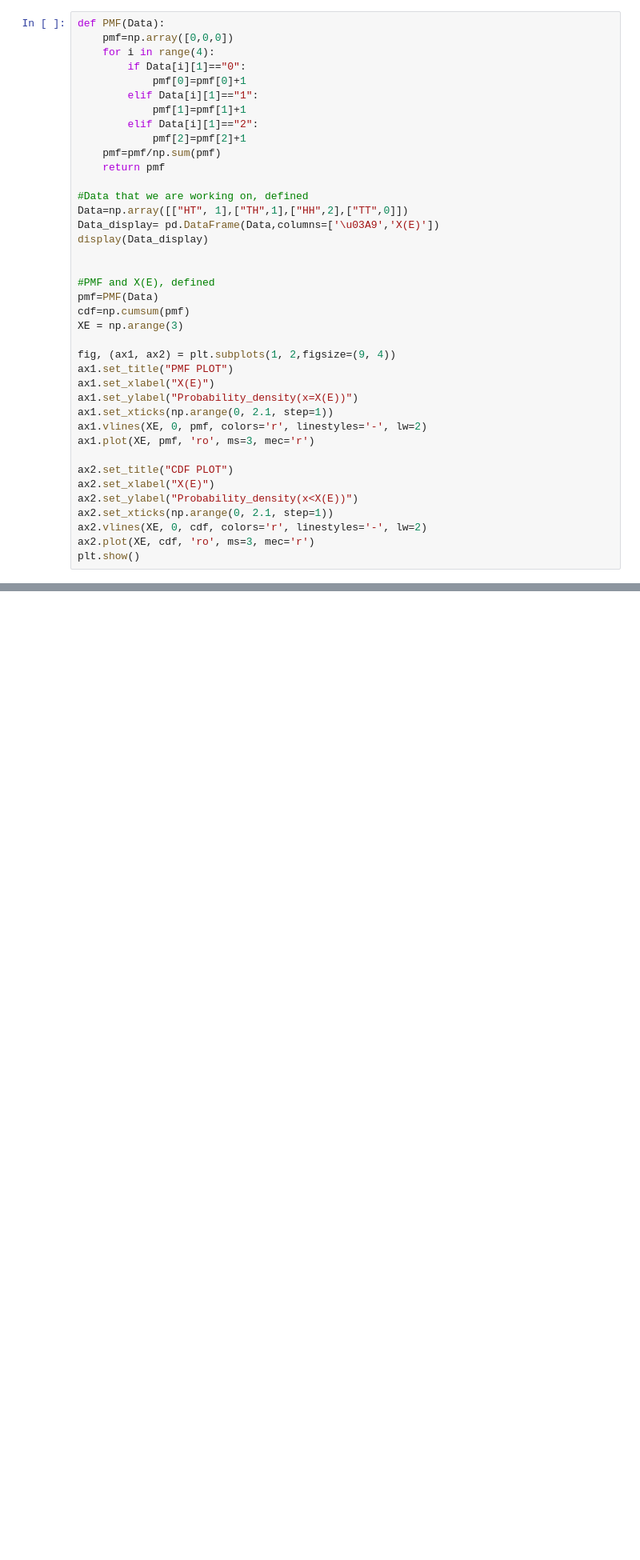
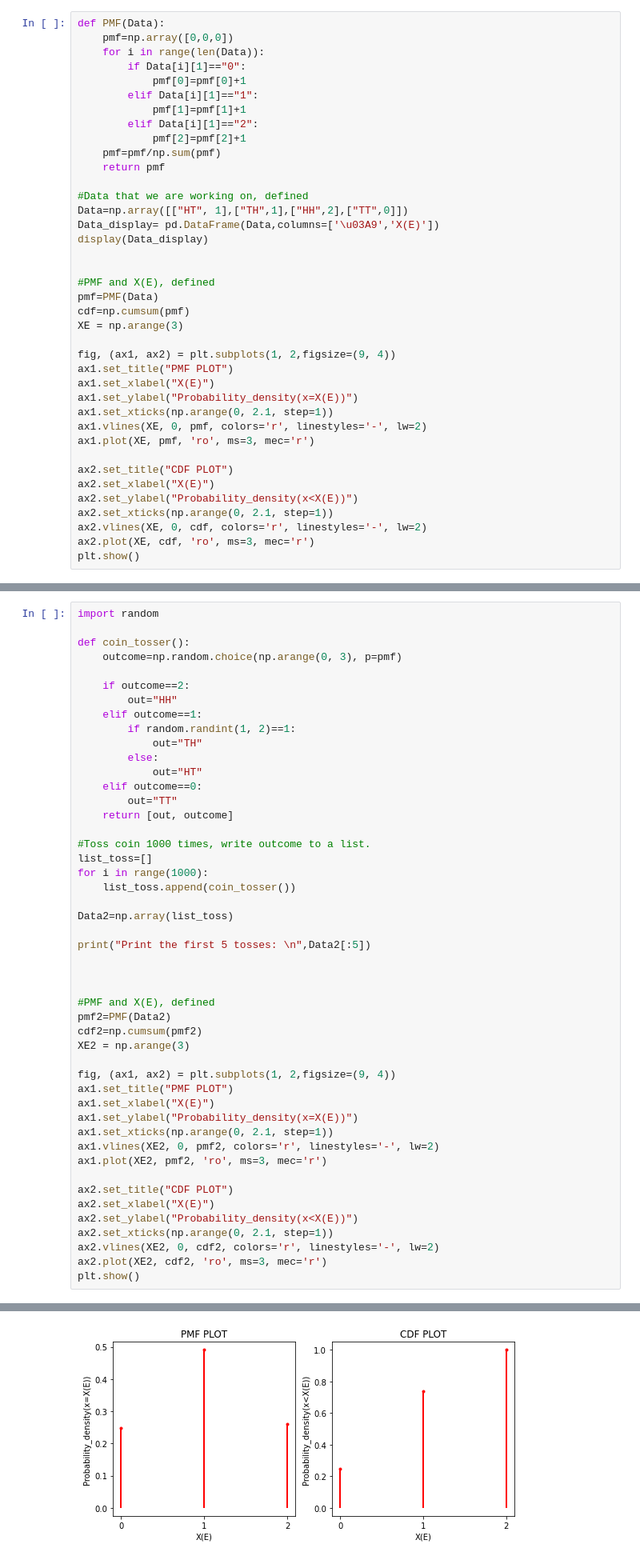
Before and after one commit to kmiec96/Modern-data-science, a Jupyter notebook: ML_2021_set2.ipynb, the cells around one changed output, grey strips where cells are left out. Shown at 80% size. Drawn from its saved outputs; the diff is of its cells as text; blank space fills up the shorter version.

```diff
--- a/ML_2021_set2.ipynb
+++ b/ML_2021_set2.ipynb
@@ -22,7 +22,7 @@ We define as a random variable which expresses number of heads X(E) = 1 if E = {
 # %%
 def PMF(Data):
     pmf=np.array([0,0,0])
-    for i in range(4):
+    for i in range(len(Data)):
         if Data[i][1]=="0":
             pmf[0]=pmf[0]+1
         elif Data[i][1]=="1":
@@ -103,3 +103,52 @@ plt.show()
 Write a program that simulates the tossing of two coins and estimate the CDF and PMF functions for the first problem above *
 
 Again I believe there should be CMF instead of CDF!
+# %%
+import random
+
+def coin_tosser():
+    outcome=np.random.choice(np.arange(0, 3), p=pmf)
+
+    if outcome==2:
+        out="HH"
+    elif outcome==1:
+        if random.randint(1, 2)==1:
+            out="TH"
+        else:
+            out="HT"
+    elif outcome==0:
+        out="TT"
+    return [out, outcome]
+
+#Toss coin 1000 times, write outcome to a list.
+list_toss=[]
+for i in range(1000):
+    list_toss.append(coin_tosser())
+
+Data2=np.array(list_toss)
+
+print("Print the first 5 tosses: \n",Data2[:5])
+
+
+
+#PMF and X(E), defined
+pmf2=PMF(Data2)
+cdf2=np.cumsum(pmf2)
+XE2 = np.arange(3)
+
+fig, (ax1, ax2) = plt.subplots(1, 2,figsize=(9, 4))
+ax1.set_title("PMF PLOT")
+ax1.set_xlabel("X(E)")
+ax1.set_ylabel("Probability_density(x=X(E))")
+ax1.set_xticks(np.arange(0, 2.1, step=1))
+ax1.vlines(XE2, 0, pmf2, colors='r', linestyles='-', lw=2)
+ax1.plot(XE2, pmf2, 'ro', ms=3, mec='r')
+
+ax2.set_title("CDF PLOT")
+ax2.set_xlabel("X(E)")
+ax2.set_ylabel("Probability_density(x<X(E))")
+ax2.set_xticks(np.arange(0, 2.1, step=1))
+ax2.vlines(XE2, 0, cdf2, colors='r', linestyles='-', lw=2)
+ax2.plot(XE2, cdf2, 'ro', ms=3, mec='r')
+plt.show()
+# %% [output]
@@ -106,3 +161,4 @@ Again I believe there should be CMF instead of CDF!
+[figure, added]
 # %% [markdown]
 ### Problem 1.4
 (The same problem as last time - STRANGE!)
```
Also changed, not shown: parts of 2 cells of this notebook.
